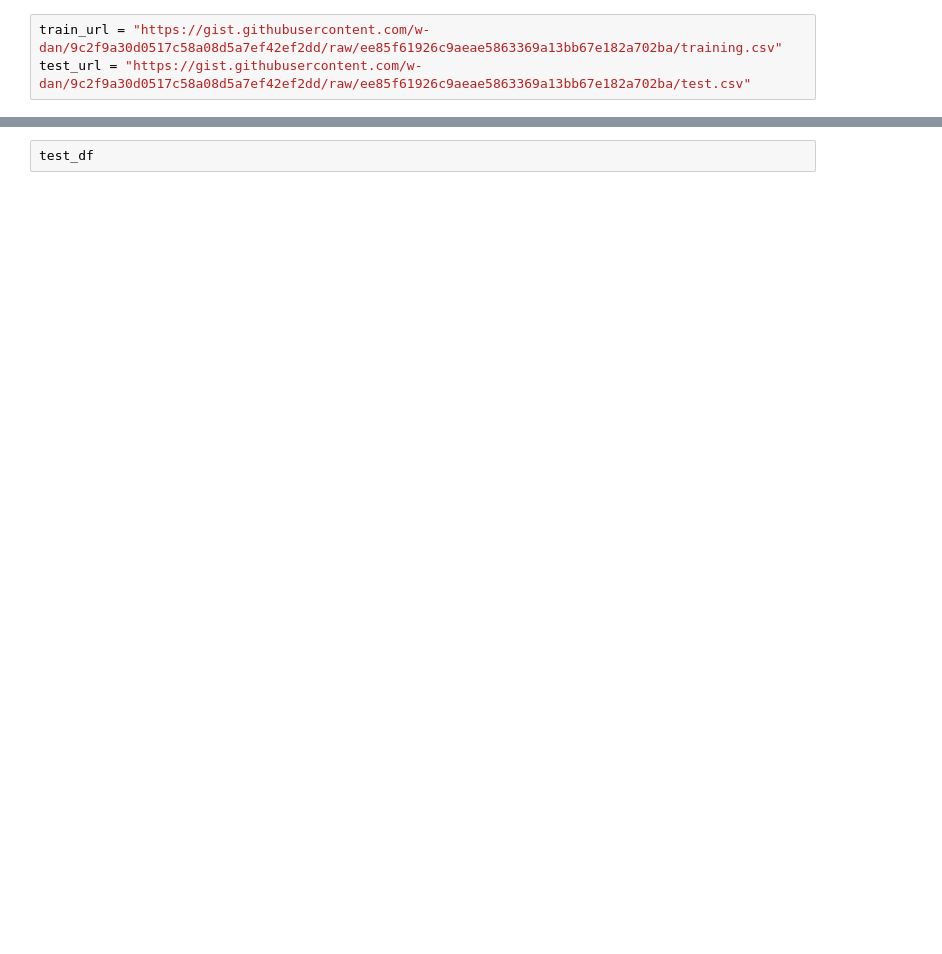
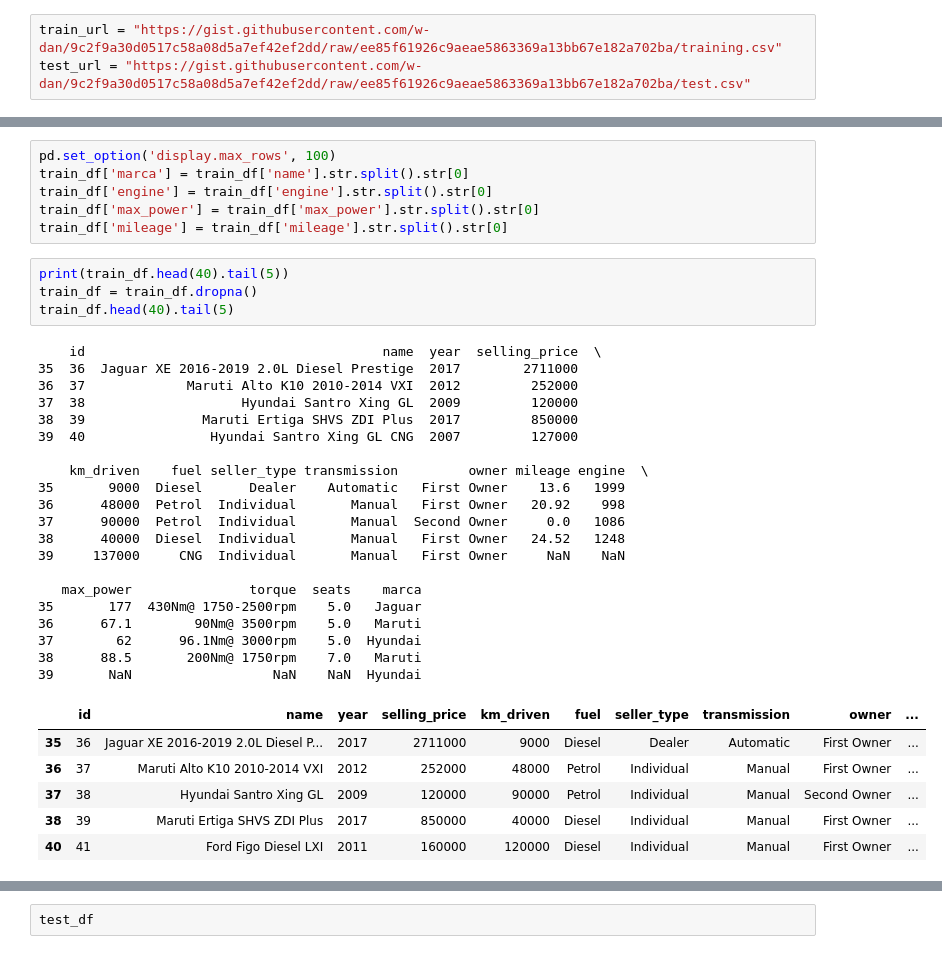
Before and after one commit to Sergio3d/CD-Core, a Jupyter notebook: tema3/practica_regresion.ipynb, the cells around one changed output, grey strips where cells are left out. Saved outputs shown, nothing was run; the diff lists cells and outputs as text; blank space fills up the shorter version.

```diff
--- a/tema3/practica_regresion.ipynb
+++ b/tema3/practica_regresion.ipynb
@@ -64,0 +65,37 @@ train_df
+# %%
+pd.set_option('display.max_rows', 100)
+train_df['marca'] = train_df['name'].str.split().str[0]
+train_df['engine'] = train_df['engine'].str.split().str[0]
+train_df['max_power'] = train_df['max_power'].str.split().str[0]
+train_df['mileage'] = train_df['mileage'].str.split().str[0]
+# %%
+print(train_df.head(40).tail(5))
+train_df = train_df.dropna()
+train_df.head(40).tail(5)
+# %% [output]
+    id                                      name  year  selling_price  \
+35  36  Jaguar XE 2016-2019 2.0L Diesel Prestige  2017        2711000
+36  37             Maruti Alto K10 2010-2014 VXI  2012         252000
+37  38                    Hyundai Santro Xing GL  2009         120000
+38  39               Maruti Ertiga SHVS ZDI Plus  2017         850000
+39  40                Hyundai Santro Xing GL CNG  2007         127000
+
+    km_driven    fuel seller_type transmission         owner mileage engine  \
+35       9000  Diesel      Dealer    Automatic   First Owner    13.6   1999
+36      48000  Petrol  Individual       Manual   First Owner   20.92    998
+37      90000  Petrol  Individual       Manual  Second Owner     0.0   1086
+38      40000  Diesel  Individual       Manual   First Owner   24.52   1248
+39     137000     CNG  Individual       Manual   First Owner     NaN    NaN
+
+   max_power               torque  seats    marca
+35       177  430Nm@ 1750-2500rpm    5.0   Jaguar
+36      67.1        90Nm@ 3500rpm    5.0   Maruti
+37        62      96.1Nm@ 3000rpm    5.0  Hyundai
+38      88.5       200Nm@ 1750rpm    7.0   Maruti
+39       NaN                  NaN    NaN  Hyundai
+|  | id | name | year | selling_price | km_driven | fuel | seller_type | transmission | owner | ... |
+| 35 | 36 | Jaguar XE 2016-2019 2.0L Diesel P... | 2017 | 2711000 | 9000 | Diesel | Dealer | Automatic | First Owner | ... |
+| 36 | 37 | Maruti Alto K10 2010-2014 VXI | 2012 | 252000 | 48000 | Petrol | Individual | Manual | First Owner | ... |
+| 37 | 38 | Hyundai Santro Xing GL | 2009 | 120000 | 90000 | Petrol | Individual | Manual | Second Owner | ... |
+| 38 | 39 | Maruti Ertiga SHVS ZDI Plus | 2017 | 850000 | 40000 | Diesel | Individual | Manual | First Owner | ... |
+| 40 | 41 | Ford Figo Diesel LXI | 2011 | 160000 | 120000 | Diesel | Individual | Manual | First Owner | ... |
```
Also changed, not shown: parts of 4 cells of this notebook.
